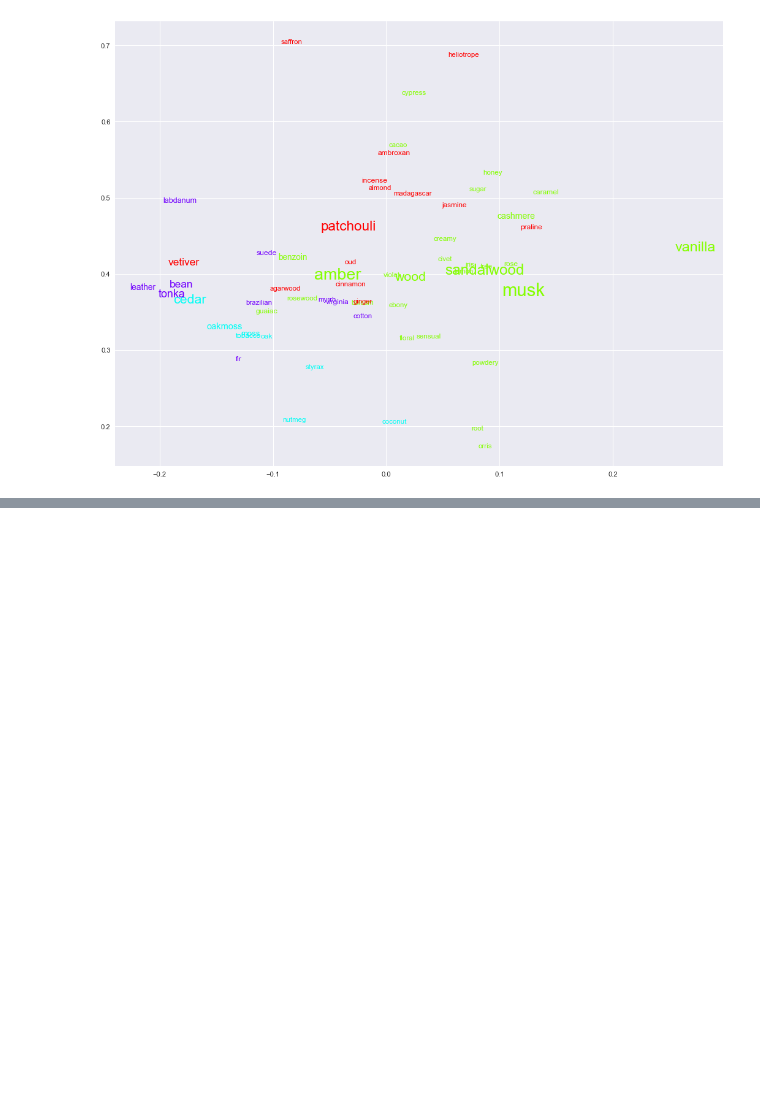
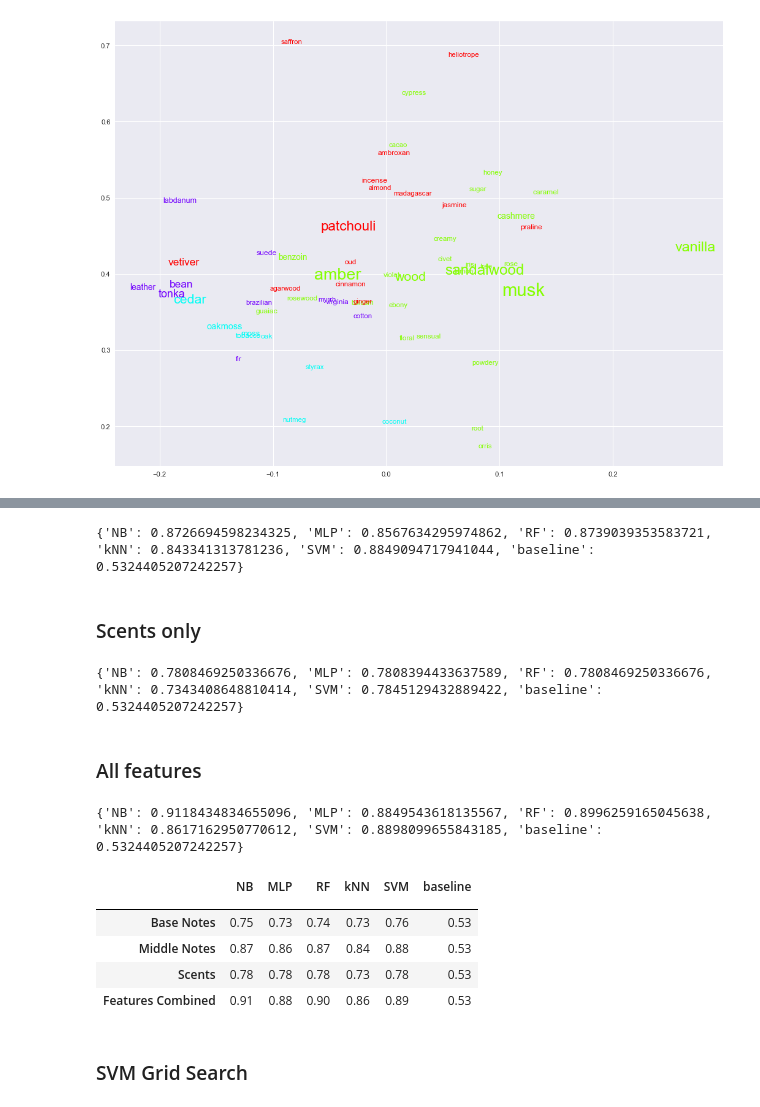
Before and after one commit to Sllambias/perfume_mining, a Jupyter notebook: preproc.ipynb, the cells around one changed output, grey strips where cells are left out. Cells and saved outputs as stored; diff of their text form; code cells hidden in the pictures; blank space fills up the shorter version.

```diff
--- a/preproc.ipynb
+++ b/preproc.ipynb
@@ -246,0 +331,72 @@ for i, d in enumerate(zip(X,Y)):
+# %%
+mid_scores = {}
+mid_stdevs = {}
+for name, clf in classifiers.items():
+    if name == "kNN":
+        scores = cross_val_score(clf,X2.toarray().astype('bool'), gender, cv=5)
+    else:
+        scores = cross_val_score(clf,X2.toarray(), gender, cv=5)
+    mean = scores.mean()
+    std = stdev(scores)
+    mid_scores[name] = mean
+    mid_stdevs[name] = std
+print(mid_scores)
+# %% [output]
+{'NB': 0.8726694598234325, 'MLP': 0.8567634295974862, 'RF': 0.8739039353583721, 'kNN': 0.843341313781236, 'SVM': 0.8849094717941044, 'baseline': 0.5324405207242257}
+# %% [markdown]
+### Scents only
+# %%
+scent_scores = {}
+scent_stdevs = {}
+for name, clf in classifiers.items():
+    if name == "kNN":
+        scores = cross_val_score(clf,X3.toarray().astype('bool'), gender, cv=5)
+    else:
+        scores = cross_val_score(clf,X3.toarray(), gender, cv=5)
+    mean = scores.mean()
+    std = stdev(scores)
+    scent_scores[name] = mean
+    scent_stdevs[name] = std
+print(scent_scores)
+# %% [output]
+{'NB': 0.7808469250336676, 'MLP': 0.7808394433637589, 'RF': 0.7808469250336676, 'kNN': 0.7343408648810414, 'SVM': 0.7845129432889422, 'baseline': 0.5324405207242257}
+# %% [markdown]
+### All features
+# %%
+comb_scores = {}
+comb_stdevs = {}
+for name, clf in classifiers.items():
+    if name == "kNN":
+        scores = cross_val_score(clf,X_comb.astype('bool'), gender, cv=5)
+    else:
+        scores = cross_val_score(clf,X_comb, gender, cv=5)
+    mean = scores.mean()
+    std = stdev(scores)
+    comb_scores[name] = mean
+    comb_stdevs[name] = std
+print(comb_scores)
+# %% [output]
+{'NB': 0.9118434834655096, 'MLP': 0.8849543618135567, 'RF': 0.8996259165045638, 'kNN': 0.8617162950770612, 'SVM': 0.8898099655843185, 'baseline': 0.5324405207242257}
+# %%
+base_scores = roundd(base_scores,2)
+mid_scores = roundd(mid_scores,2)
+scent_scores = roundd(scent_scores,2)
+comb_scores = roundd(comb_scores,2)
+
+rows_list = [base_scores, mid_scores, scent_scores, comb_scores]
+res = pd.DataFrame(rows_list)
+res[" "] = ["Base Notes", "Middle Notes", "Scents", "Features Combined"]
+res = res.set_index([" "])
+
+# res.to_csv("table2.csv") # uncomment to save table
+
+res
+# %% [output]
+|  | NB | MLP | RF | kNN | SVM | baseline |
+|  |  |  |  |  |  |  |
+| Base Notes | 0.75 | 0.73 | 0.74 | 0.73 | 0.76 | 0.53 |
+| Middle Notes | 0.87 | 0.86 | 0.87 | 0.84 | 0.88 | 0.53 |
+| Scents | 0.78 | 0.78 | 0.78 | 0.73 | 0.78 | 0.53 |
+| Features Combined | 0.91 | 0.88 | 0.90 | 0.86 | 0.89 | 0.53 |
+# %% [markdown]
+### SVM Grid Search
```
Also changed, not shown: parts of 21 cells of this notebook.
